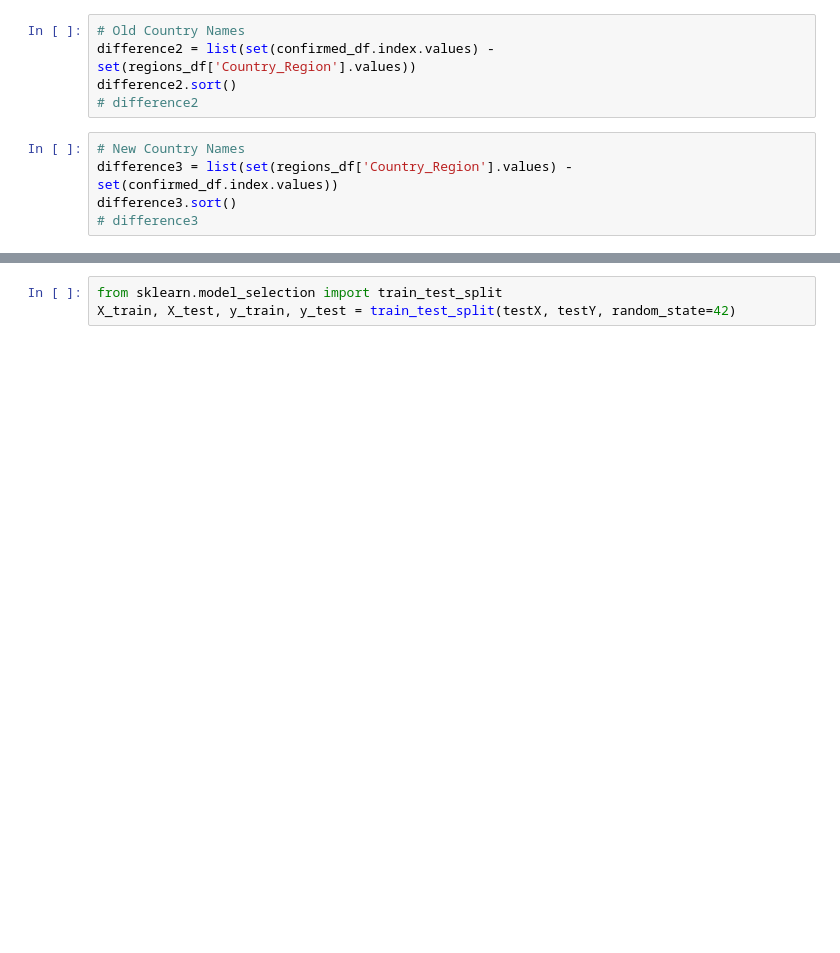
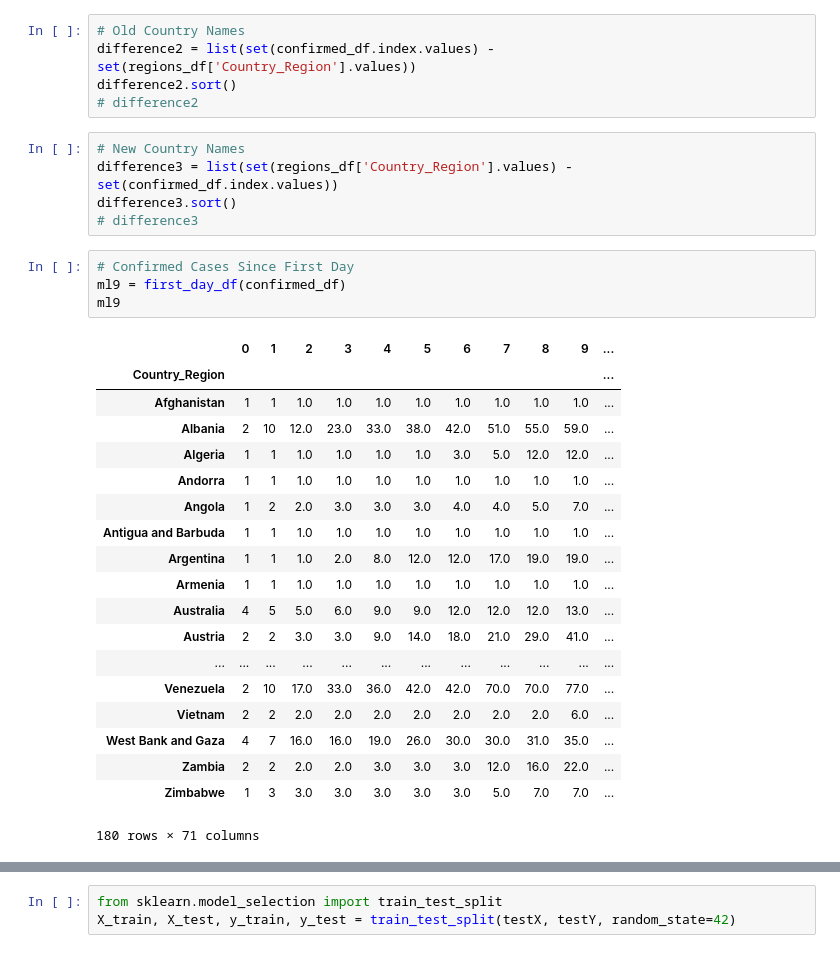
Before and after one commit to ellemonke/COVID-19, a Jupyter notebook: timeseries.ipynb, the cells around one changed output, grey strips where cells are left out. Saved outputs shown, nothing was run; the diff lists cells and outputs as text; blank space fills up the shorter version.

```diff
--- a/timeseries.ipynb
+++ b/timeseries.ipynb
@@ -960,5 +965,29 @@ difference2.sort()
 difference3 = list(set(regions_df['Country_Region'].values) - set(confirmed_df.index.values))
 difference3.sort()
 # difference3
+# %%
+# Confirmed Cases Since First Day
+ml9 = first_day_df(confirmed_df)
+ml9
+# %% [output]
+|  | 0 | 1 | 2 | 3 | 4 | 5 | 6 | 7 | 8 | 9 | ... |
+| Country_Region |  |  |  |  |  |  |  |  |  |  | ... |
+| Afghanistan | 1 | 1 | 1.0 | 1.0 | 1.0 | 1.0 | 1.0 | 1.0 | 1.0 | 1.0 | ... |
+| Albania | 2 | 10 | 12.0 | 23.0 | 33.0 | 38.0 | 42.0 | 51.0 | 55.0 | 59.0 | ... |
+| Algeria | 1 | 1 | 1.0 | 1.0 | 1.0 | 1.0 | 3.0 | 5.0 | 12.0 | 12.0 | ... |
+| Andorra | 1 | 1 | 1.0 | 1.0 | 1.0 | 1.0 | 1.0 | 1.0 | 1.0 | 1.0 | ... |
+| Angola | 1 | 2 | 2.0 | 3.0 | 3.0 | 3.0 | 4.0 | 4.0 | 5.0 | 7.0 | ... |
+| Antigua and Barbuda | 1 | 1 | 1.0 | 1.0 | 1.0 | 1.0 | 1.0 | 1.0 | 1.0 | 1.0 | ... |
+| Argentina | 1 | 1 | 1.0 | 2.0 | 8.0 | 12.0 | 12.0 | 17.0 | 19.0 | 19.0 | ... |
+| Armenia | 1 | 1 | 1.0 | 1.0 | 1.0 | 1.0 | 1.0 | 1.0 | 1.0 | 1.0 | ... |
+| Australia | 4 | 5 | 5.0 | 6.0 | 9.0 | 9.0 | 12.0 | 12.0 | 12.0 | 13.0 | ... |
+| Austria | 2 | 2 | 3.0 | 3.0 | 9.0 | 14.0 | 18.0 | 21.0 | 29.0 | 41.0 | ... |
+| ... | ... | ... | ... | ... | ... | ... | ... | ... | ... | ... | ... |
+| Venezuela | 2 | 10 | 17.0 | 33.0 | 36.0 | 42.0 | 42.0 | 70.0 | 70.0 | 77.0 | ... |
+| Vietnam | 2 | 2 | 2.0 | 2.0 | 2.0 | 2.0 | 2.0 | 2.0 | 2.0 | 6.0 | ... |
+| West Bank and Gaza | 4 | 7 | 16.0 | 16.0 | 19.0 | 26.0 | 30.0 | 30.0 | 31.0 | 35.0 | ... |
+| Zambia | 2 | 2 | 2.0 | 2.0 | 3.0 | 3.0 | 3.0 | 12.0 | 16.0 | 22.0 | ... |
+| Zimbabwe | 1 | 3 | 3.0 | 3.0 | 3.0 | 3.0 | 3.0 | 5.0 | 7.0 | 7.0 | ... |
+180 rows × 71 columns
 # %%
 # Replace Country Names
```
Also changed, not shown: parts of 21 cells of this notebook, 12 other files.
